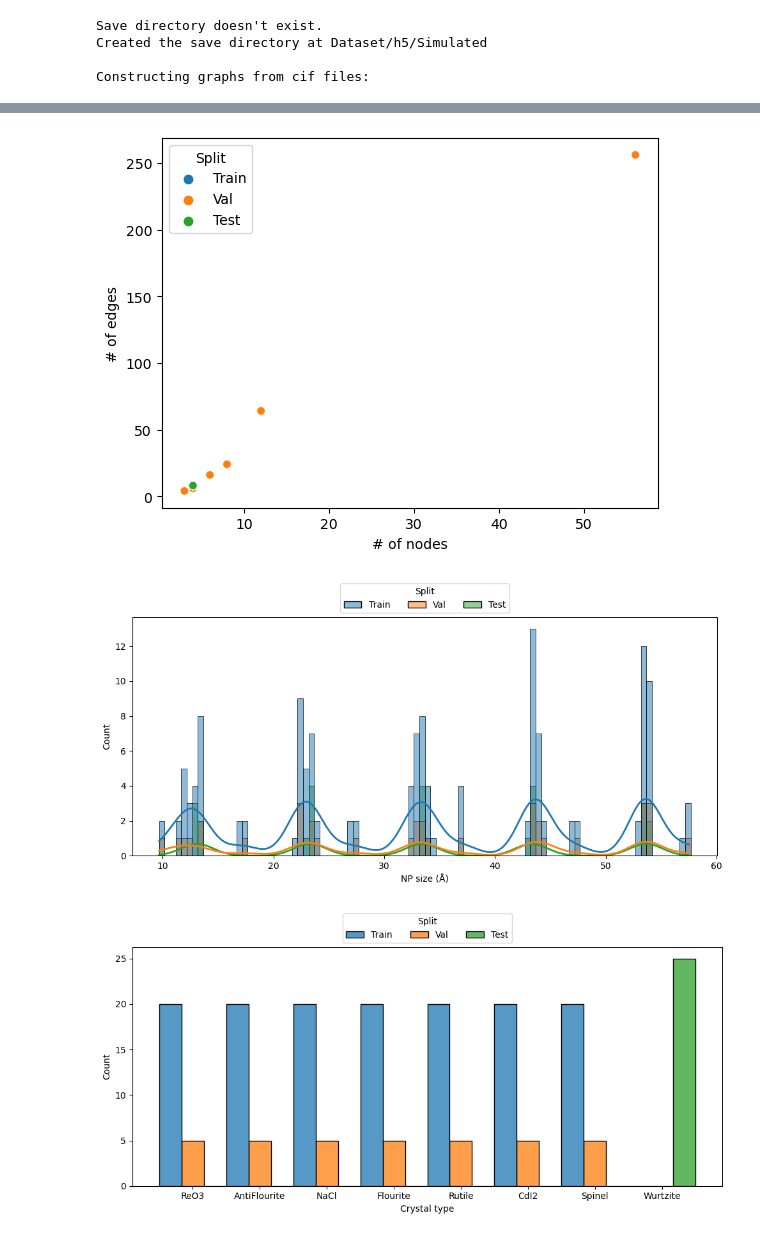
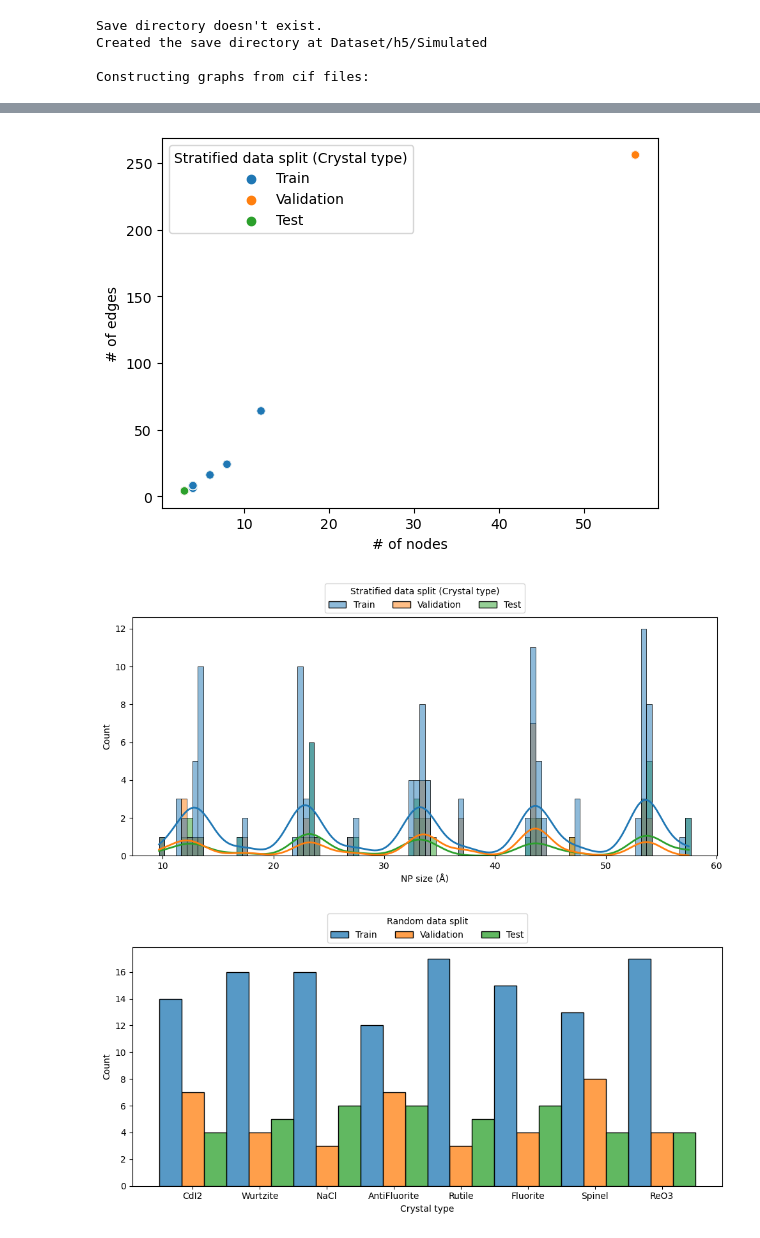
Before and after one commit to UlrikFriisJensen/CHILI, a Jupyter notebook: functionTesting.ipynb, the cells around one changed output, grey strips where cells are left out. Cells and saved outputs as stored; diff of their text form; code cells hidden in the pictures.

Commit message:
Implemented data splits into the dataset class

```diff
--- a/functionTesting.ipynb
+++ b/functionTesting.ipynb
@@ -72,3 +31,5 @@ test.create_data_split(split_strategy='stratified', stratify_on='Crystal type')
+# %%
+test.load_data_split(split_strategy='stratified', stratify_on='Crystal type')
 # %%
 test.get(1)
 # %% [output]
@@ -166,24 +99,25 @@ plt.show()
 # %%
-sns.scatterplot(data=stats, x='# of nodes', y='# of edges', hue='Split')
+sns.scatterplot(data=stats, x='# of nodes', y='# of edges', hue='Stratified data split (Crystal type)')
 plt.show()
 # %% [output]
-[figure, old version]
+[figure, new version]
 # %%
 plt.figure(figsize=(10,5))
-ax = sns.histplot(data=stats, x='NP size (Å)', binwidth=0.5, hue='Split', multiple='layer',kde=True, kde_kws=dict(bw_method=0.1), line_kws=dict(linewidth=2), stat='count')
+ax = sns.histplot(data=stats, x='NP size (Å)', binwidth=0.5, hue='Stratified data split (Crystal type)', multiple='layer',kde=True, kde_kws=dict(bw_method=0.1), line_kws=dict(linewidth=2), stat='count')
 sns.move_legend(ax, loc='lower center', bbox_to_anchor=(0.5, 1), ncol=3)
 plt.tight_layout()
 plt.savefig('./test_stats_sizeDist.png', format='png', dpi=300)
 plt.show()
 # %% [output]
-[figure, old version]
+[figure, new version]
 # %%
 plt.figure(figsize=(10,5))
-ax = sns.histplot(data=stats, x='Crystal type', hue='Split', multiple='dodge')
+ax = sns.histplot(data=stats, x='Crystal type', hue='Random data split', multiple='dodge')
+#ax = sns.histplot(data=stats, x='Crystal type', hue='Stratified data split (Crystal type)', multiple='dodge')
 sns.move_legend(ax, loc='lower center', bbox_to_anchor=(0.5, 1), ncol=3)
 plt.tight_layout()
 plt.savefig('./test_stats_crystalTypes.png', format='png', dpi=300)
 plt.show()
 # %% [output]
-[figure, old version]
+[figure, new version]
 # %%
```
Also changed, not shown: parts of 21 cells of this notebook, 1 other file.
